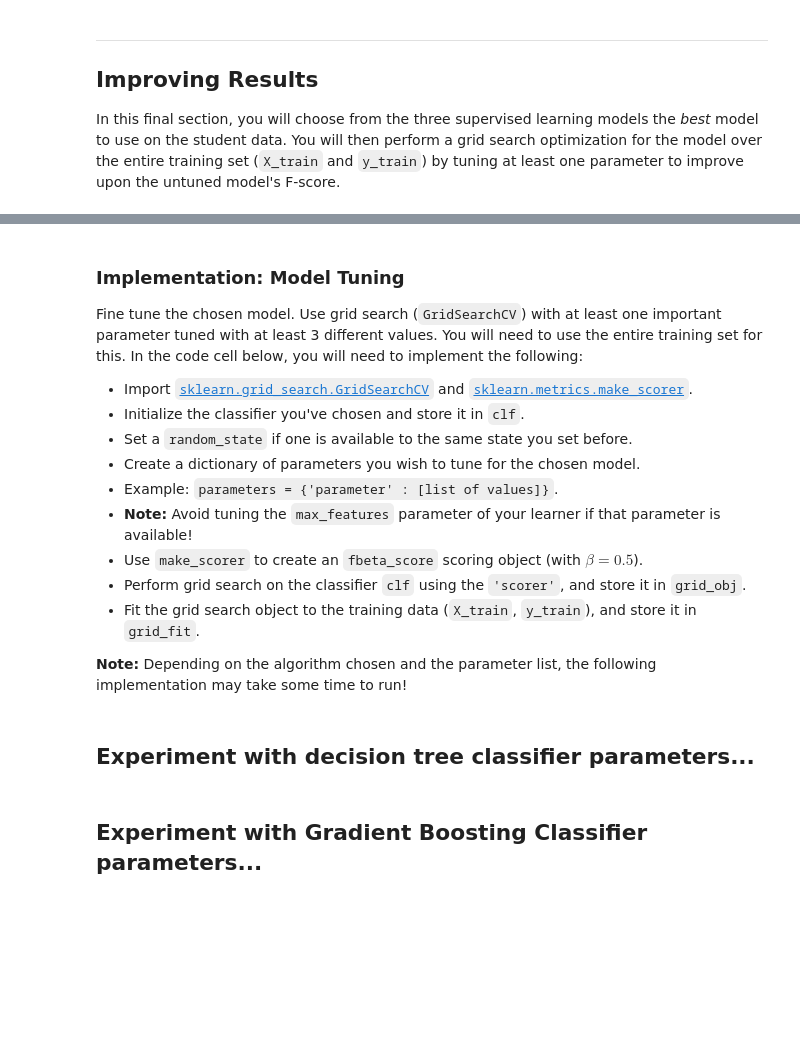
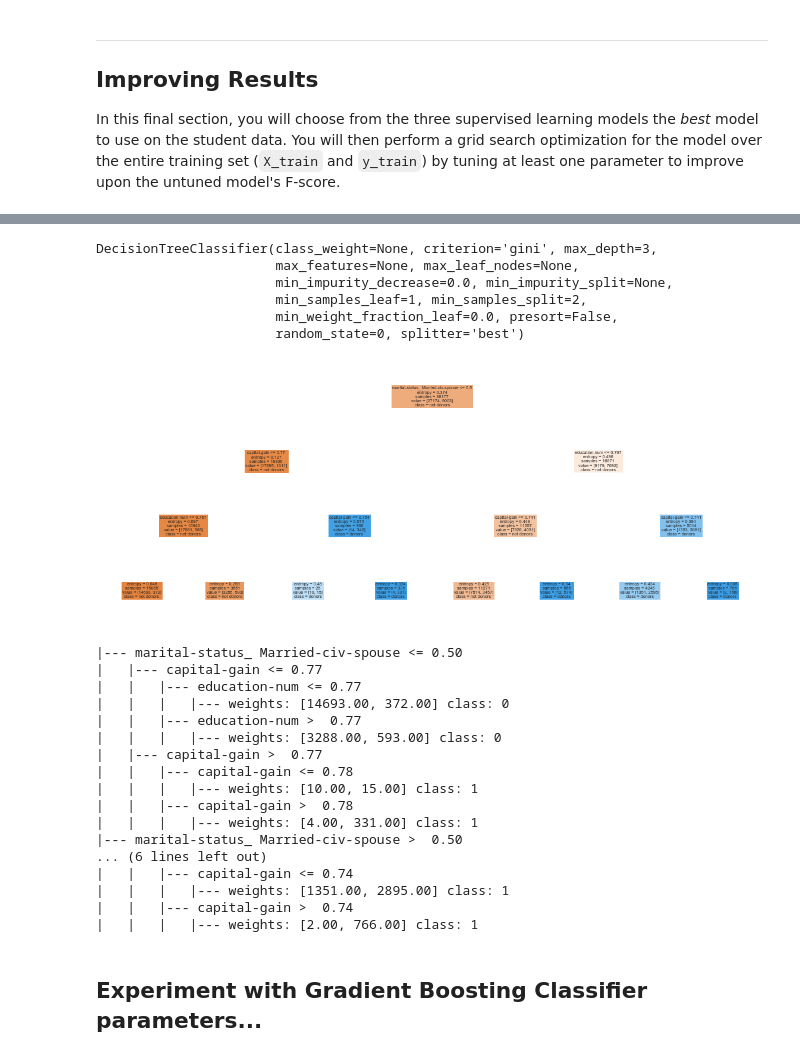
Before and after one commit to gepallas/Machine_Learning_1_Finding_Donors_for_Charity, a Jupyter notebook: finding_donors_research_GradientBoosting.ipynb, the cells around one changed output, grey strips where cells are left out. Cells and saved outputs as stored; diff of their text form; code cells hidden in the pictures; blank space fills up the shorter version.

Commit message:
Further experimentation with gradient boosting.

```diff
--- a/finding_donors_research_GradientBoosting.ipynb
+++ b/finding_donors_research_GradientBoosting.ipynb
@@ -633,19 +579,3 @@ This process will continue until a pre-defined number of weak learners has been
-# %% [markdown]
-### Implementation: Model Tuning
-Fine tune the chosen model. Use grid search (`GridSearchCV`) with at least one important parameter tuned with at least 3 different values. You will need to use the entire training set for this. In the code cell below, you will need to implement the following:
-- Import [`sklearn.grid_search.GridSearchCV`](http://scikit-learn.org/0.17/modules/generated/sklearn.grid_search.GridSearchCV.html) and [`sklearn.metrics.make_scorer`](http://scikit-learn.org/stable/modules/generated/sklearn.metrics.make_scorer.html).
-- Initialize the classifier you've chosen and store it in `clf`.
- - Set a `random_state` if one is available to the same state you set before.
-- Create a dictionary of parameters you wish to tune for the chosen model.
- - Example: `parameters = {'parameter' : [list of values]}`.
- - **Note:** Avoid tuning the `max_features` parameter of your learner if that parameter is available!
-- Use `make_scorer` to create an `fbeta_score` scoring object (with $\beta = 0.5$).
-- Perform grid search on the classifier `clf` using the `'scorer'`, and store it in `grid_obj`.
-- Fit the grid search object to the training data (`X_train`, `y_train`), and store it in `grid_fit`.
-
-**Note:** Depending on the algorithm chosen and the parameter list, the following implementation may take some time to run!
-# %% [markdown]
-## Experiment with decision tree classifier parameters...
 # %%
 # Import 'GridSearchCV', 'make_scorer', and any other necessary libraries
 from sklearn.model_selection import GridSearchCV
@@ -653,3 +584,45 @@ from sklearn.metrics import make_scorer
+# %%
+clf = DecisionTreeClassifier(max_depth=3, random_state=0)
+
+# Create the parameters list you wish to tune, using a dictionary if needed.
+#parameters = {'max_depth': [7],
+#              'min_samples_split': [250],
+#              'min_samples_leaf': [40]
+#             }
+
+clf.fit(X_train, y_train)
+# %% [output]
+DecisionTreeClassifier(class_weight=None, criterion='gini', max_depth=3,
+                       max_features=None, max_leaf_nodes=None,
+                       min_impurity_decrease=0.0, min_impurity_split=None,
+                       min_samples_leaf=1, min_samples_split=2,
+                       min_weight_fraction_leaf=0.0, presort=False,
+                       random_state=0, splitter='best')
+# %%
+plt.figure(figsize=(20,8))
+plot_tree(clf, feature_names=list(X_train.columns), class_names=['not donors', 'donors'], filled=True);
+# %% [output]
+[figure, added]
+# %%
+print(export_text(clf, feature_names=list(X_train.columns), show_weights=True))
+# %% [output]
+|--- marital-status_ Married-civ-spouse <= 0.50
+|   |--- capital-gain <= 0.77
+|   |   |--- education-num <= 0.77
+|   |   |   |--- weights: [14693.00, 372.00] class: 0
+|   |   |--- education-num >  0.77
+|   |   |   |--- weights: [3288.00, 593.00] class: 0
+|   |--- capital-gain >  0.77
+|   |   |--- capital-gain <= 0.78
+|   |   |   |--- weights: [10.00, 15.00] class: 1
+|   |   |--- capital-gain >  0.78
+|   |   |   |--- weights: [4.00, 331.00] class: 1
+|--- marital-status_ Married-civ-spouse >  0.50
+... (6 lines left out)
+|   |   |--- capital-gain <= 0.74
+|   |   |   |--- weights: [1351.00, 2895.00] class: 1
+|   |   |--- capital-gain >  0.74
+|   |   |   |--- weights: [2.00, 766.00] class: 1
 # %% [markdown]
 ## Experiment with Gradient Boosting Classifier parameters...
 # %% [markdown]
```
Also changed, not shown: parts of 6 cells of this notebook.
